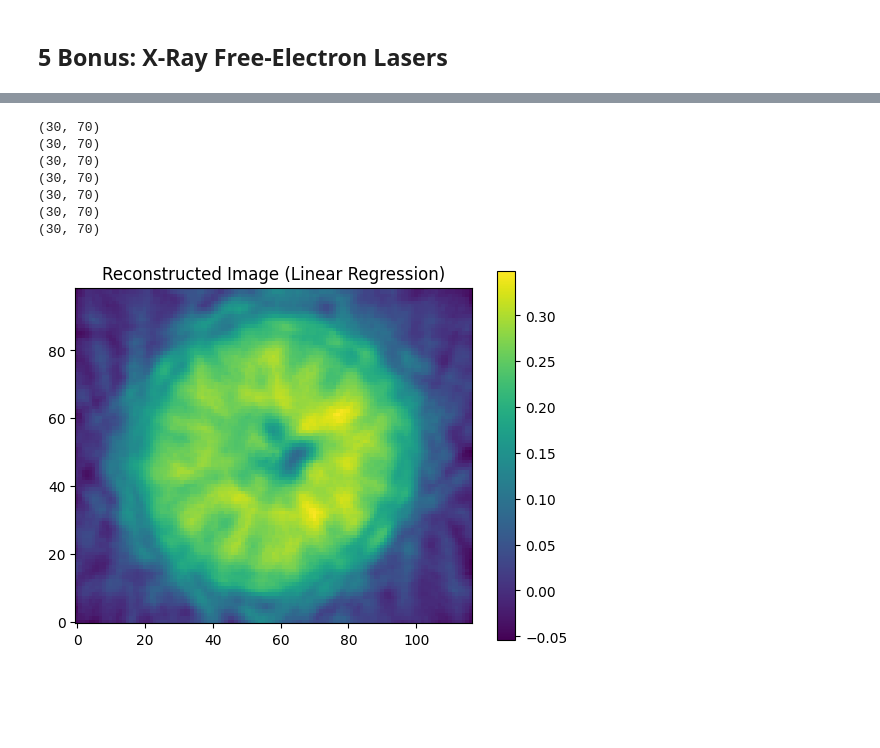
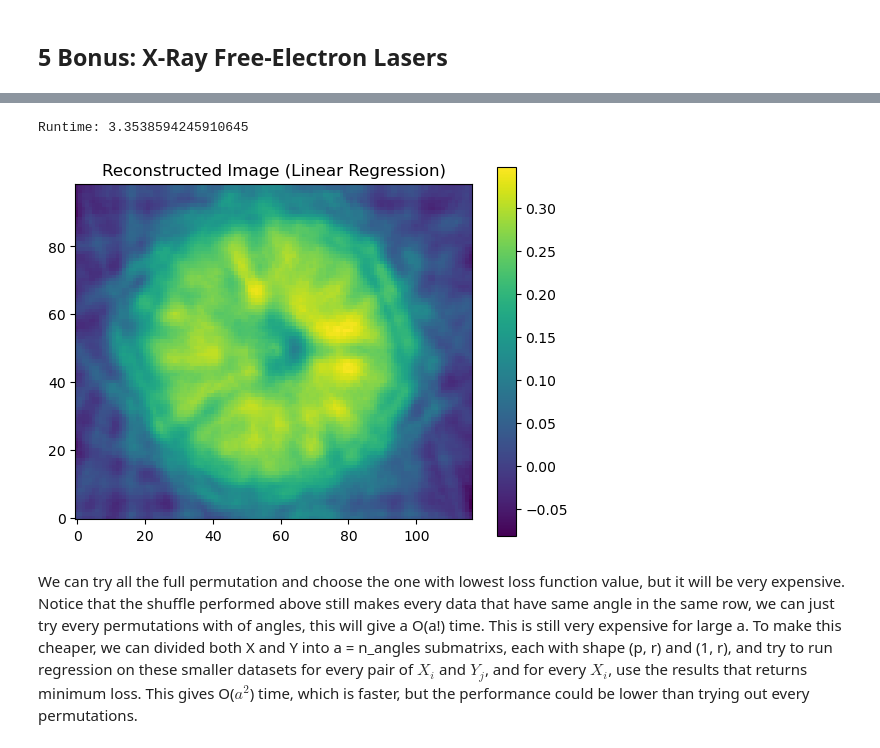
Before and after one commit to sh2099/ML_PHYS24, a Jupyter notebook: sheet03/sheet03.ipynb, the cells around one changed output, grey strips where cells are left out. Cells and saved outputs as stored; diff of their text form; code cells hidden in the pictures; blank space fills up the shorter version.

```diff
--- a/sheet03/sheet03.ipynb
+++ b/sheet03/sheet03.ipynb
@@ -259,28 +309,31 @@ plt.show()
 # %%
 #Try to reconstruct the image from the data of task 4, after shuffling the sinogram along the angle axis
 #Perturbatively perform Ridge regression
 
+import time
+
+t1=time.time()
+
 alphas = [100, 50, 20, 10, 1, 0.1]
 sino_pert = sino_shuffled
-print(sino_pert.shape)
+#print(sino_pert.shape)
 for i, alpha in enumerate(alphas):
     model = Ridge(alpha=alpha)
     model.fit(design_matrix.T, sino_pert.flatten())
     reconstructed_image = model.coef_.reshape(res)
     sino_pert = (model.coef_[:,np.newaxis].T @ design_matrix).reshape(30,70)
-    print(sino_pert.shape)
+    #print(sino_pert.shape)
+
+t2=time.time()
+print(f"Runtime: {t2-t1}")
 
 # Visualize the reconstructed image
 plt.imshow(reconstructed_image, origin='lower')
 plt.title('Reconstructed Image (Linear Regression)')
 plt.colorbar()
 plt.show()
 # %% [output]
-(30, 70)
-(30, 70)
-(30, 70)
-(30, 70)
-(30, 70)
-(30, 70)
-(30, 70)
+Runtime: 3.3538594245910645
-[figure, old version]
+[figure, new version]
+# %% [markdown]
+We can try all the full permutation and choose the one with lowest loss function value, but it will be very expensive. Notice that the shuffle performed above still makes every data that have same angle in the same row, we can just try every permutations with of angles, this will give a O(a!) time. This is still very expensive for large a. To make this cheaper, we can divided both X and Y into a = n_angles submatrixs, each with shape (p, r) and (1, r), and try to run regression on these smaller datasets for every pair of $X_i$ and $Y_j$, and for every $X_i$, use the results that returns minimum loss. This gives O($a^2$) time, which is faster, but the performance could be lower than trying out every permutations.
```
Also changed, not shown: parts of 21 cells of this notebook, 1 other file.
